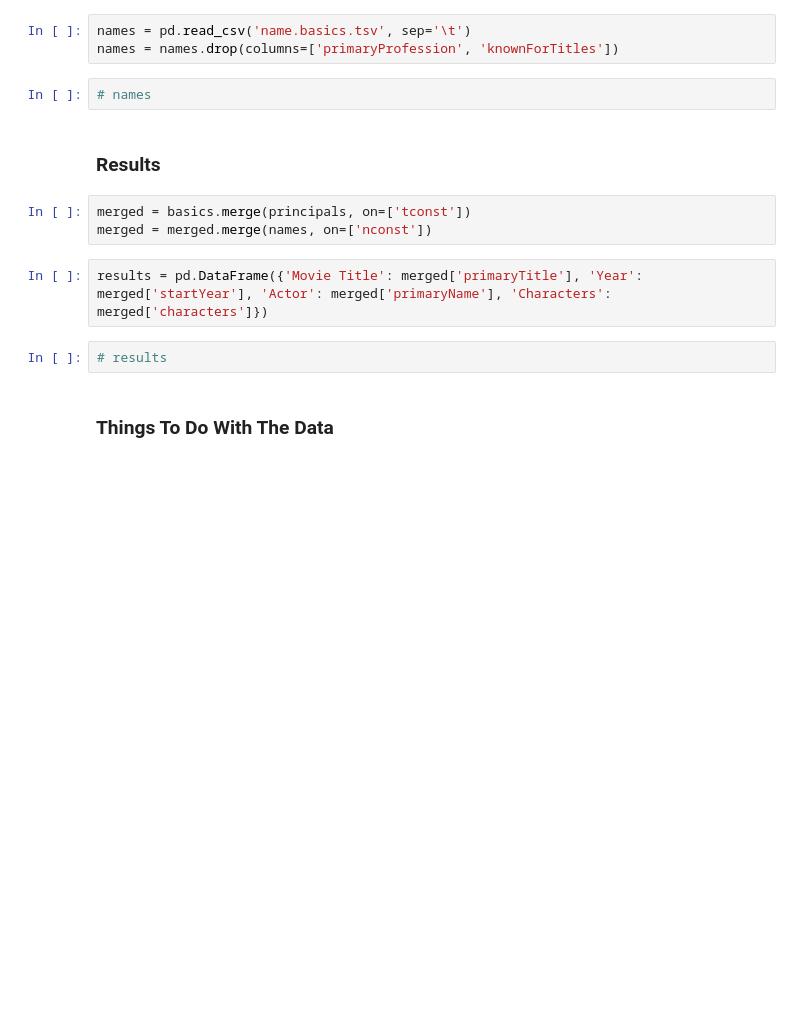
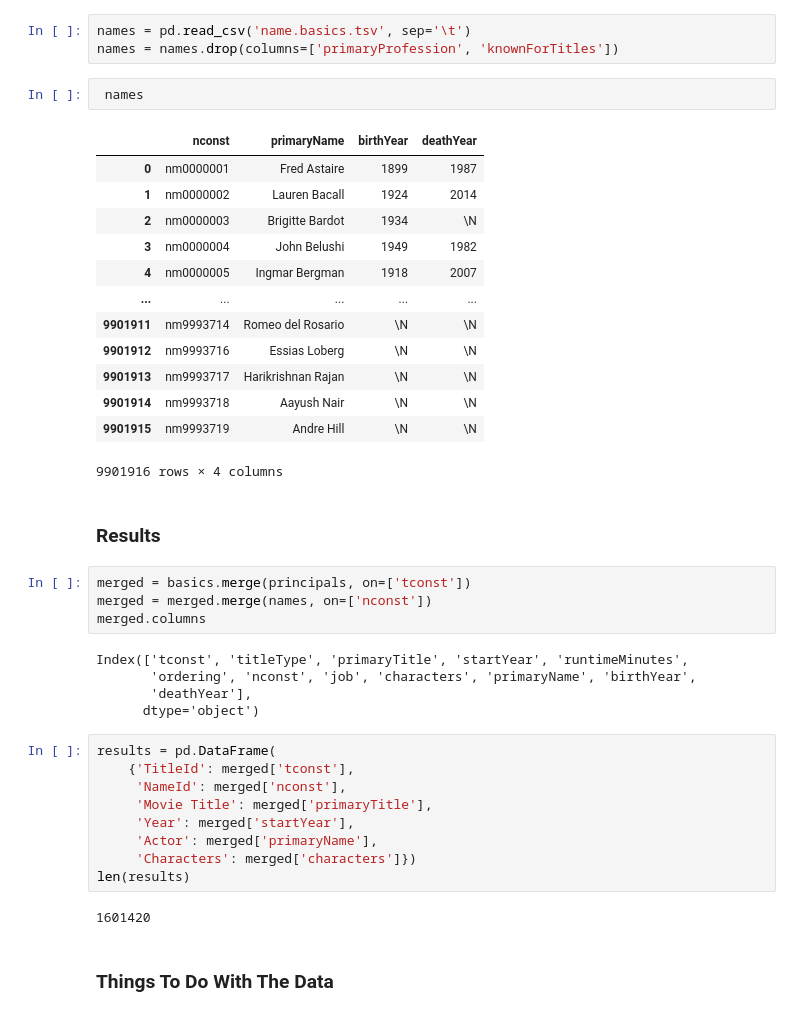
Before and after one commit to nelsonwellswku/jupyter-fun, a Jupyter notebook: imdb_experiments.ipynb, the cells around one changed output. Cells and saved outputs as stored; diff of their text form; blank space fills up the shorter version.

```diff
--- a/imdb_experiments.ipynb
+++ b/imdb_experiments.ipynb
@@ -43,16 +61,43 @@ principals = principals.drop(columns=['category'])
 names = pd.read_csv('name.basics.tsv', sep='\t')
 names = names.drop(columns=['primaryProfession', 'knownForTitles'])
 # %%
-# names
+ names
+# %% [output]
+|  | nconst | primaryName | birthYear | deathYear |
+| 0 | nm0000001 | Fred Astaire | 1899 | 1987 |
+| 1 | nm0000002 | Lauren Bacall | 1924 | 2014 |
+| 2 | nm0000003 | Brigitte Bardot | 1934 | \N |
+| 3 | nm0000004 | John Belushi | 1949 | 1982 |
+| 4 | nm0000005 | Ingmar Bergman | 1918 | 2007 |
+| ... | ... | ... | ... | ... |
+| 9901911 | nm9993714 | Romeo del Rosario | \N | \N |
+| 9901912 | nm9993716 | Essias Loberg | \N | \N |
+| 9901913 | nm9993717 | Harikrishnan Rajan | \N | \N |
+| 9901914 | nm9993718 | Aayush Nair | \N | \N |
+| 9901915 | nm9993719 | Andre Hill | \N | \N |
+9901916 rows × 4 columns
 # %% [markdown]
 ### Results
 # %%
 merged = basics.merge(principals, on=['tconst'])
 merged = merged.merge(names, on=['nconst'])
+merged.columns
+# %% [output]
+Index(['tconst', 'titleType', 'primaryTitle', 'startYear', 'runtimeMinutes',
+       'ordering', 'nconst', 'job', 'characters', 'primaryName', 'birthYear',
+       'deathYear'],
+      dtype='object')
 # %%
-results = pd.DataFrame({'Movie Title': merged['primaryTitle'], 'Year': merged['startYear'], 'Actor': merged['primaryName'], 'Characters': merged['characters']})
+results = pd.DataFrame(
+    {'TitleId': merged['tconst'],
+     'NameId': merged['nconst'],
+     'Movie Title': merged['primaryTitle'],
+     'Year': merged['startYear'],
+     'Actor': merged['primaryName'],
+     'Characters': merged['characters']})
+len(results)
+# %% [output]
+1601420
-# %%
-# results
 # %% [markdown]
 ### Things To Do With The Data
 # %%
```
Also changed, not shown: parts of 14 cells of this notebook.
